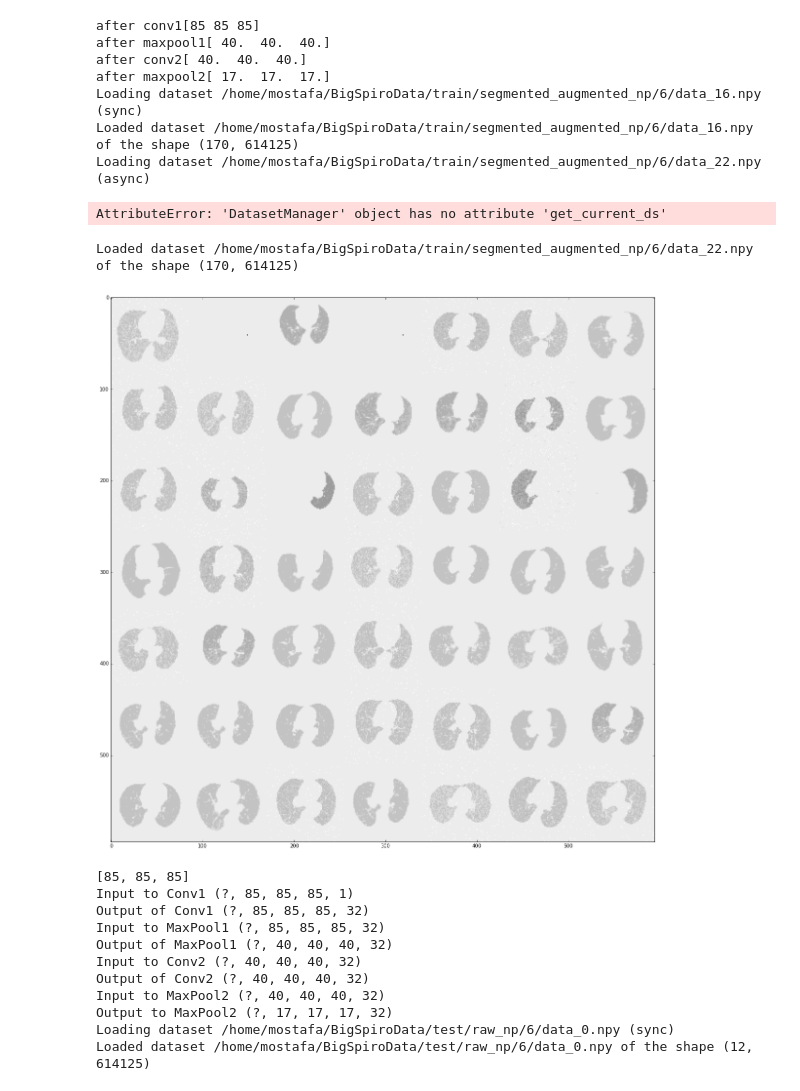
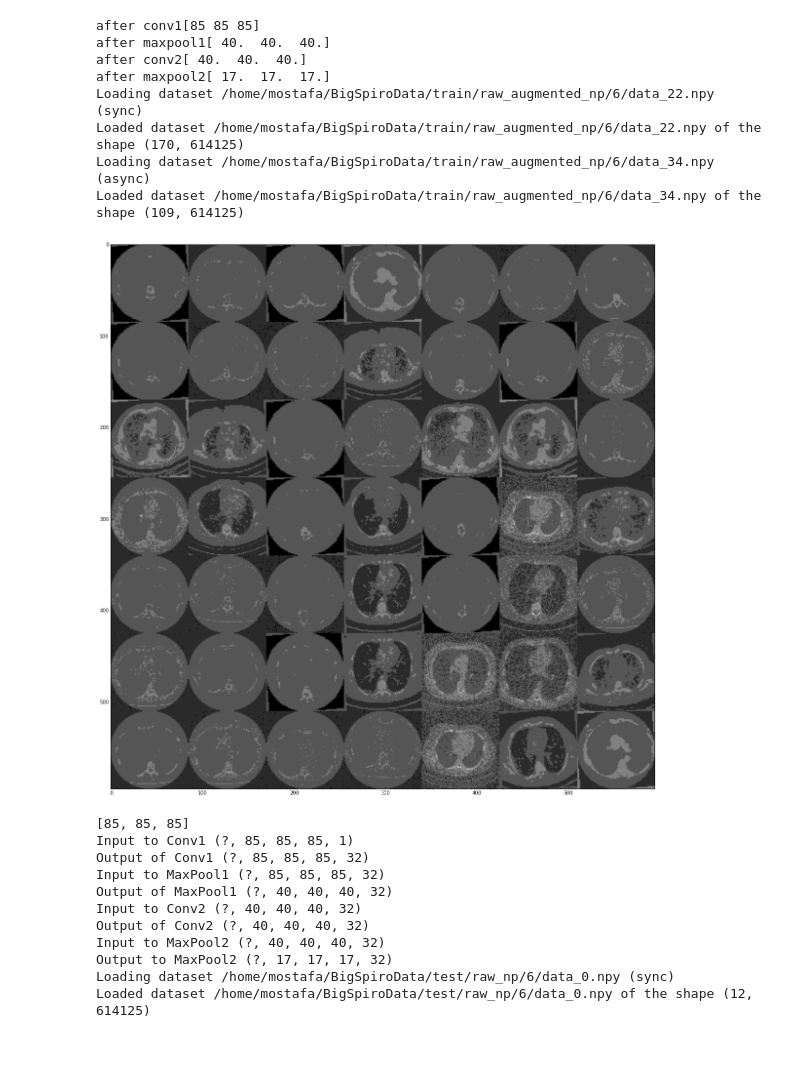
Before and after one commit to drdrsh/spiro-ML-playground, a Jupyter notebook: Playground.ipynb, the cells around one changed output. Drawn from its saved outputs; the diff is of its cells as text; code cells hidden in the pictures; blank space fills up the shorter version.

```diff
--- a/Playground.ipynb
+++ b/Playground.ipynb
@@ -29,6 +33,7 @@ test_sess.close()
 # %%
 
-model = ModelLoader('models/model_2.json')
+
+model = ModelLoader('models/model_1.json')
 
 data_manager = Dataset.DatasetManager(
     train=model.get_config('train_data_path'),
@@ -40,15 +45,15 @@ after conv1[85 85 85]
 after maxpool1[ 40.  40.  40.]
 after conv2[ 40.  40.  40.]
 after maxpool2[ 17.  17.  17.]
-Loading dataset /home/mostafa/BigSpiroData/train/segmented_augmented_np/6/data_16.npy (sync)
-Loaded dataset /home/mostafa/BigSpiroData/train/segmented_augmented_np/6/data_16.npy of the shape (170, 614125)
-Loading dataset /home/mostafa/BigSpiroData/train/segmented_augmented_np/6/data_22.npy (async)
+Loading dataset /home/mostafa/BigSpiroData/train/raw_augmented_np/6/data_22.npy (sync)
+Loaded dataset /home/mostafa/BigSpiroData/train/raw_augmented_np/6/data_22.npy of the shape (170, 614125)
+Loading dataset /home/mostafa/BigSpiroData/train/raw_augmented_np/6/data_34.npy (async)
+Loaded dataset /home/mostafa/BigSpiroData/train/raw_augmented_np/6/data_34.npy of the shape (109, 614125)
-AttributeError: 'DatasetManager' object has no attribute 'get_current_ds'
-Loaded dataset /home/mostafa/BigSpiroData/train/segmented_augmented_np/6/data_22.npy of the shape (170, 614125)
 # %%
+ds = data_manager.get_current_dataset()
 random_tile(data_manager.get_current_dataset(), (7, 7))
 # %% [output]
-[figure, old version]
+[figure, new version]
 # %%
 tf.reset_default_graph()
 
```
Also changed, not shown: parts of 7 cells of this notebook, 1 other file.
